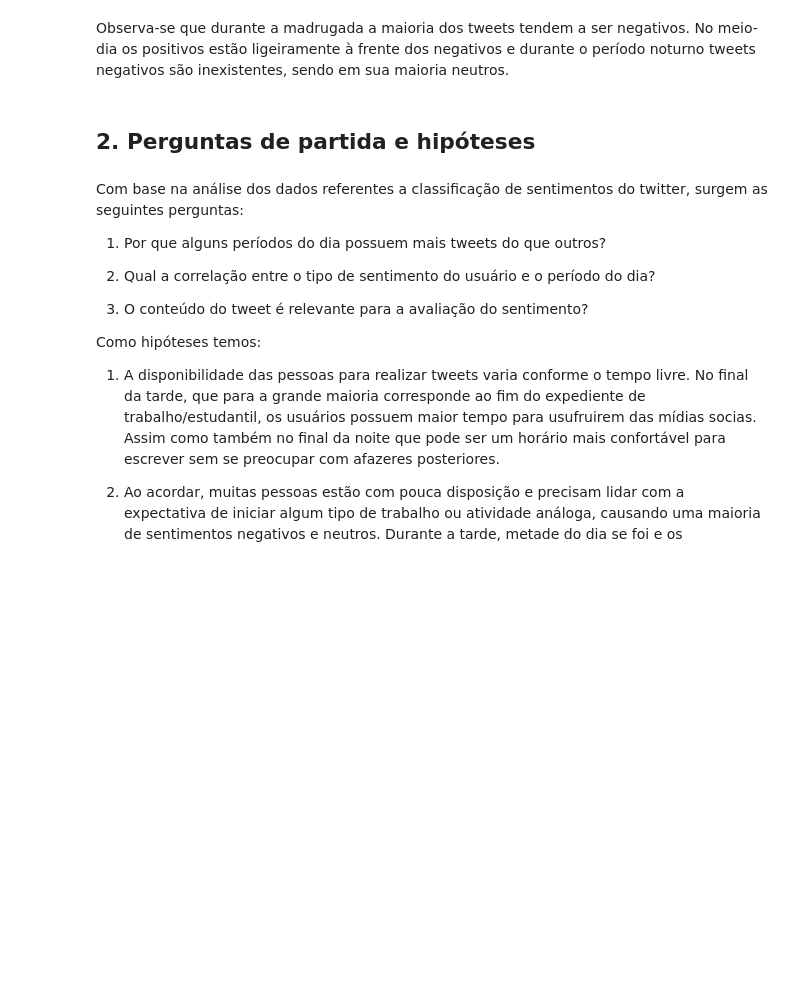
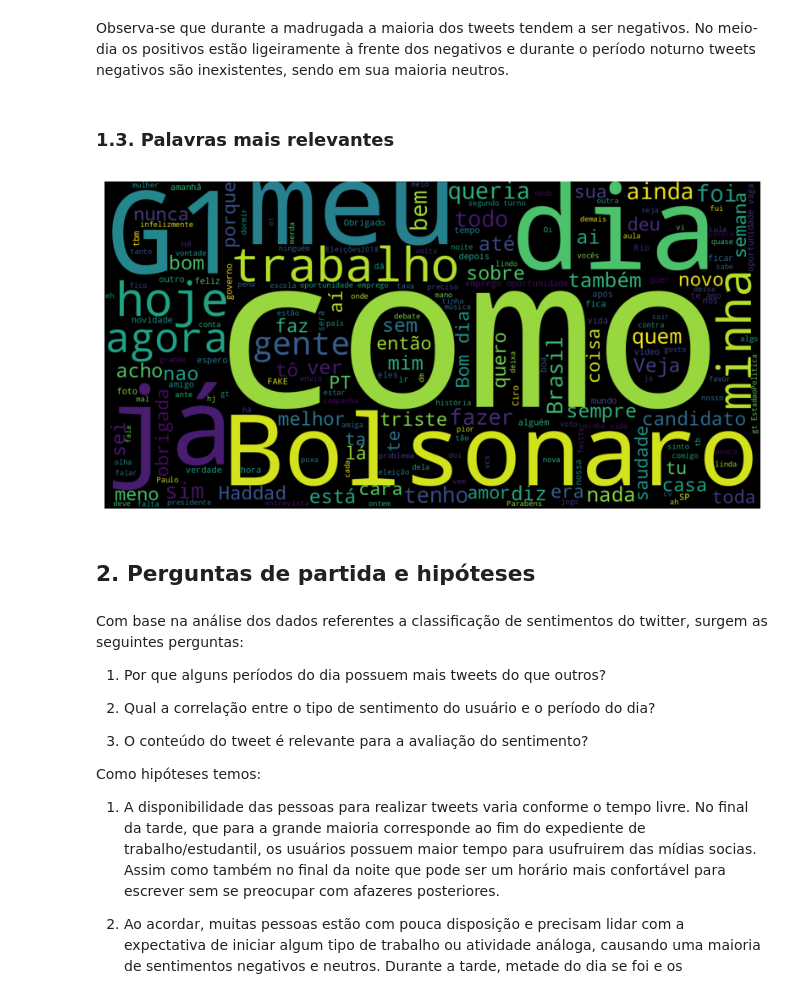
Before and after one commit to atlantico-academy/twitter-sentiment-analysis, a Jupyter notebook: notebooks/01-exploratory_data_analysis.ipynb, the cells around one changed output. Saved outputs shown, nothing was run; the diff lists cells and outputs as text; code cells hidden in the pictures; blank space fills up the shorter version.

```diff
--- a/notebooks/01-exploratory_data_analysis.ipynb
+++ b/notebooks/01-exploratory_data_analysis.ipynb
@@ -137,5 +138,28 @@ plt.show()
 # %% [markdown]
 Observa-se que durante a madrugada a maioria dos tweets tendem a ser negativos. No meio-dia os positivos estão ligeiramente à frente dos negativos e durante o período noturno tweets negativos são inexistentes, sendo em sua maioria neutros.
+# %% [markdown]
+### 1.3. Palavras mais relevantes
+# %%
+tweet_text = db.dropna(subset=['tweet_text'], axis=0)['tweet_text'] # eliminar as colunas com valores que não vão ser analisados
+tweet_text.head()
+
+# concatenar as palavras
+tweets = " ".join(s for s in tweet_text)
+# lista de stopword
+stopwords = set(STOPWORDS)
+stopwords.update(["a","b","c","d","fato","ela","estou","nem","tudo","p","pq","quando","dele","RT","por","de",'dar','pois','em','um','da','ser','aqui','vou','dos','ter','não','ao','sou','seu','à','n','se','esse','uma','mais','ele','fazendo','você','pode','essa','é','mas','segue','pra','isso','vez','para','muito','pelo','pela','são', 'na','vamos','https','t','co','c','New','eu','seis','retweets','ano','pessoa','likes','vai','que','ou','anos','7dias','tirou','tem','q','0','O','e','os','assim','só','mesmo','tá','pro','votar','pessoas','vc'])
+
+# gerar uma wordcloud
+wordcloud = WordCloud(stopwords=stopwords,
+                      background_color="black",
+                      width=1600, height=800).generate(tweets)
+# mostrar a imagem final
+fig, ax = plt.subplots(figsize=(10,6))
+ax.imshow(wordcloud, interpolation='bilinear')
+ax.set_axis_off()
+plt.imshow(wordcloud);
+# %% [output]
+[figure, added]
 # %% [markdown]
 ## 2. Perguntas de partida e hipóteses
 # %% [markdown]
```
Also changed, not shown: parts of 5 cells of this notebook, 3 other files.
